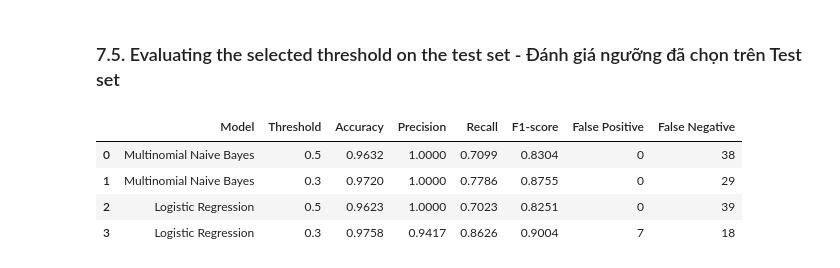
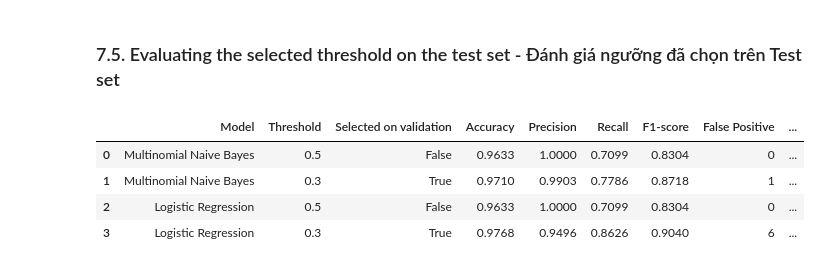
Before and after one commit to andrew-caominhtri/sms-spam-detection, a Jupyter notebook: SMS_Spam_Detection.ipynb, the cells around one changed output. Saved outputs shown, nothing was run; the diff lists cells and outputs as text; code cells hidden in the pictures.

```diff
--- a/SMS_Spam_Detection.ipynb
+++ b/SMS_Spam_Detection.ipynb
@@ -47,7 +48,9 @@ def load_dataset():
         sep="\t",
         header=None,
         names=["label", "message"],
-        encoding="utf-8"
+        encoding="utf-8",
+        quoting=csv.QUOTE_NONE,  # Dấu ngoặc kép là một phần nội dung SMS.
+        keep_default_na=False
     )
 
     return df
@@ -481,7 +459,9 @@ error_results = {}
 for name, model in trained_models.items():
 
     # Du doan tren tap Test
-    y_pred = model.predict(X_test)
+    spam_idx = list(model.classes_).index("spam")
+    spam_probs = model.predict_proba(X_test)[:, spam_idx]
+    y_pred = ["spam" if prob >= 0.5 else "ham" for prob in spam_probs]
 
     # Tao bang so sanh nhan thuc te va du doan
     analysis_df = pd.DataFrame({
@@ -511,10 +491,10 @@ for name, model in trained_models.items():
 
     print(f"\nModel: {name}")
     print(f"Total errors (Tổng số lỗi): {len(errors)}")
-    print(f"False Negatives (Sai dương): {len(false_negatives)}")
-    print(f"False Positives (Sai âm): {len(false_positives)}")
+    print(f"False Negatives (Âm tính giả): {len(false_negatives)}")
+    print(f"False Positives (Dương tính giả): {len(false_positives)}")
 
-    print("\nSample False Negatives (Sai dương):")
+    print("\nSample False Negatives (Âm tính giả):")
     display(false_negatives.head(5))
 # %% [output]
 Model: Multinomial Naive Bayes
@@ -815,7 +770,13 @@ from sklearn.metrics import (
     confusion_matrix
 )
 
-selected_threshold = 0.3
+# Chọn ngưỡng có F1 cao nhất cho từng mô hình trên Validation.
+# Khi F1 bằng nhau, ưu tiên ngưỡng cao hơn.
+selected_thresholds = (
+    threshold_df.sort_values(["F1-score", "Threshold"], ascending=False)
+    .drop_duplicates("Model")
+    .set_index("Model")["Threshold"]
+)
 final_results = []
 
 for model_name, model in trained_models.items():
@@ -824,7 +785,8 @@ for model_name, model in trained_models.items():
     spam_idx = list(model.classes_).index("spam")
     spam_probs = model.predict_proba(X_test)[:, spam_idx]
 
-    for threshold in [0.5, selected_threshold]:
+    selected_threshold = selected_thresholds.loc[model_name]
+    for threshold in dict.fromkeys([0.5, selected_threshold]):
 
         y_pred = [
             "spam" if prob >= threshold else "ham"
@@ -834,36 +796,38 @@ for model_name, model in trained_models.items():
         tn, fp, fn, tp = confusion_matrix(
             y_test,
             y_pred,
             labels=["ham", "spam"]
         ).ravel()
 
         final_results.append({
             "Model": model_name,
             "Threshold": threshold,
+            "Selected on validation": threshold == selected_threshold,
             "Accuracy": accuracy_score(y_test, y_pred),
             "Precision": precision_score(
                 y_test, y_pred,
                 pos_label="spam", zero_division=0
             ),
             "Recall": recall_score(
                 y_test, y_pred,
                 pos_label="spam", zero_division=0
             ),
             "F1-score": f1_score(
                 y_test, y_pred,
                 pos_label="spam", zero_division=0
             ),
             "False Positive": fp,
             "False Negative": fn
         })
 
 final_df = pd.DataFrame(final_results)
 
+final_df.to_csv(OUTPUTS_DIR / "threshold_metrics.csv", index=False)
 display(final_df.round(4))
 # %% [output]
-|  | Model | Threshold | Accuracy | Precision | Recall | F1-score | False Positive | False Negative |
-| 0 | Multinomial Naive Bayes | 0.5 | 0.9632 | 1.0000 | 0.7099 | 0.8304 | 0 | 38 |
-| 1 | Multinomial Naive Bayes | 0.3 | 0.9720 | 1.0000 | 0.7786 | 0.8755 | 0 | 29 |
-| 2 | Logistic Regression | 0.5 | 0.9623 | 1.0000 | 0.7023 | 0.8251 | 0 | 39 |
-| 3 | Logistic Regression | 0.3 | 0.9758 | 0.9417 | 0.8626 | 0.9004 | 7 | 18 |
+|  | Model | Threshold | Selected on validation | Accuracy | Precision | Recall | F1-score | False Positive | ... |
+| 0 | Multinomial Naive Bayes | 0.5 | False | 0.9633 | 1.0000 | 0.7099 | 0.8304 | 0 | ... |
+| 1 | Multinomial Naive Bayes | 0.3 | True | 0.9710 | 0.9903 | 0.7786 | 0.8718 | 1 | ... |
+| 2 | Logistic Regression | 0.5 | False | 0.9633 | 1.0000 | 0.7099 | 0.8304 | 0 | ... |
+| 3 | Logistic Regression | 0.3 | True | 0.9768 | 0.9496 | 0.8626 | 0.9040 | 6 | ... |
 # %% [markdown]
```
Also changed, not shown: parts of 18 cells of this notebook, 10 other files.
